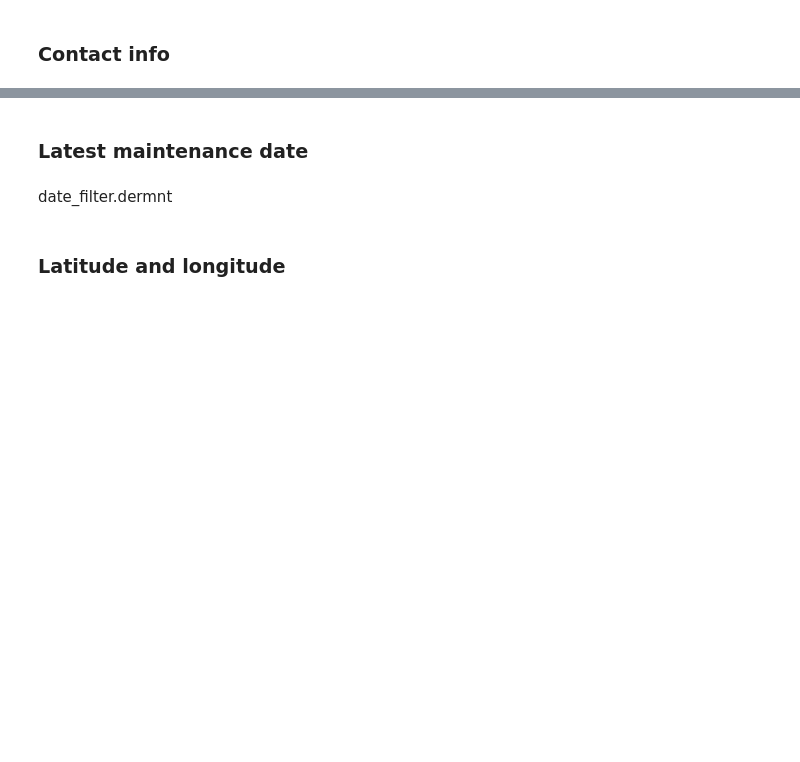
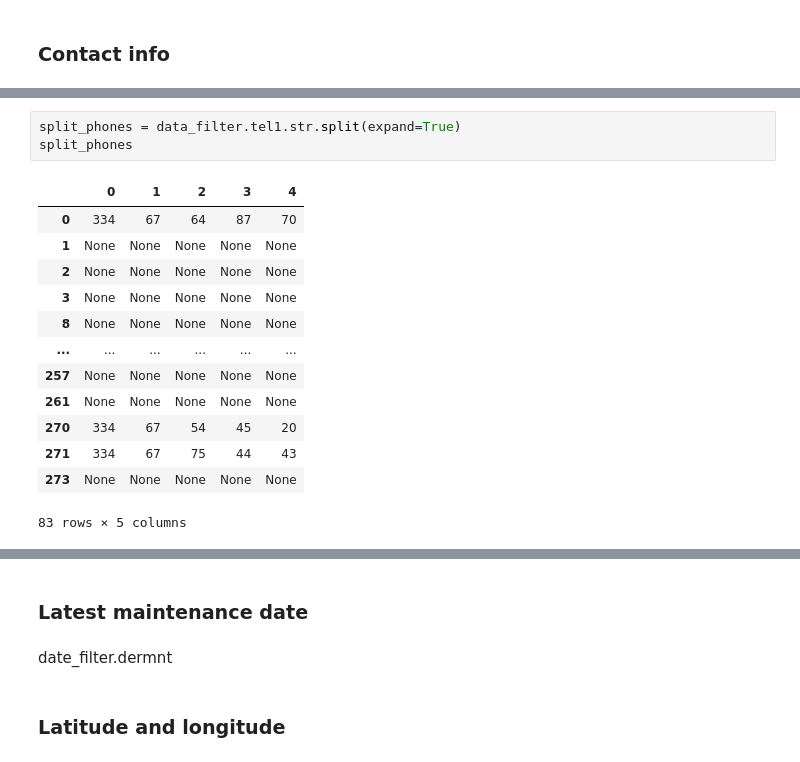
Before and after one commit to thibaut-dst/data-clean-TP1, a Jupyter notebook: sandbox_notebook.ipynb, the cells around one changed output, grey strips where cells are left out. Cells and saved outputs as stored; diff of their text form; blank space fills up the shorter version.

```diff
--- a/sandbox_notebook.ipynb
+++ b/sandbox_notebook.ipynb
@@ -92,0 +277,17 @@ data_filter.tel1
+# %%
+split_phones = data_filter.tel1.str.split(expand=True)
+split_phones
+# %% [output]
+|  | 0 | 1 | 2 | 3 | 4 |
+| 0 | 334 | 67 | 64 | 87 | 70 |
+| 1 | None | None | None | None | None |
+| 2 | None | None | None | None | None |
+| 3 | None | None | None | None | None |
+| 8 | None | None | None | None | None |
+| ... | ... | ... | ... | ... | ... |
+| 257 | None | None | None | None | None |
+| 261 | None | None | None | None | None |
+| 270 | 334 | 67 | 54 | 45 | 20 |
+| 271 | 334 | 67 | 75 | 44 | 43 |
+| 273 | None | None | None | None | None |
+83 rows × 5 columns
```
Also changed, not shown: parts of 29 cells of this notebook, 4 other files.
